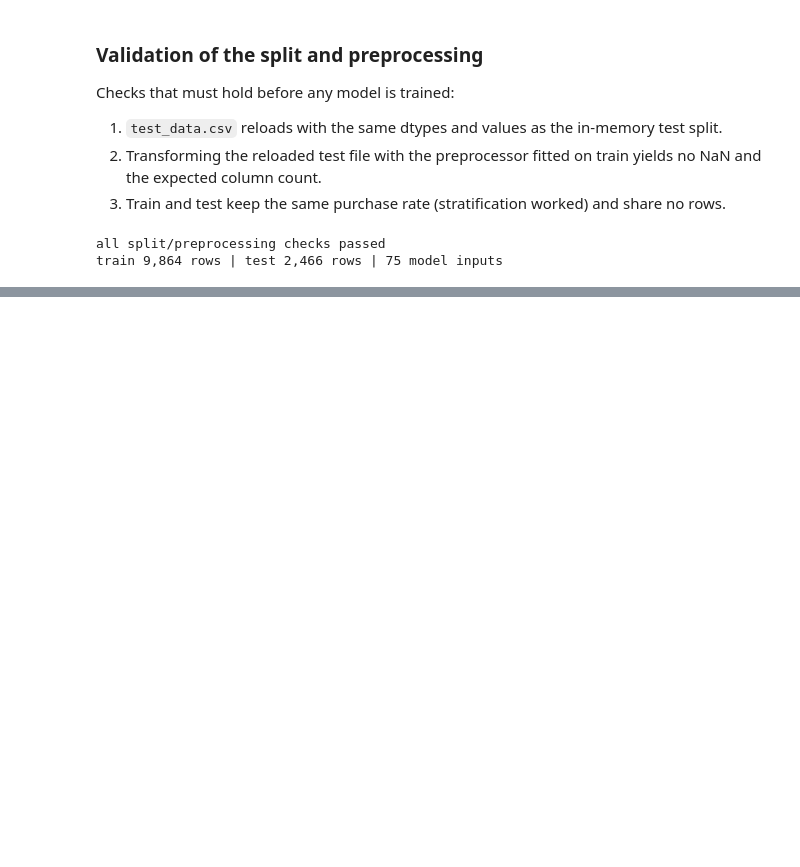
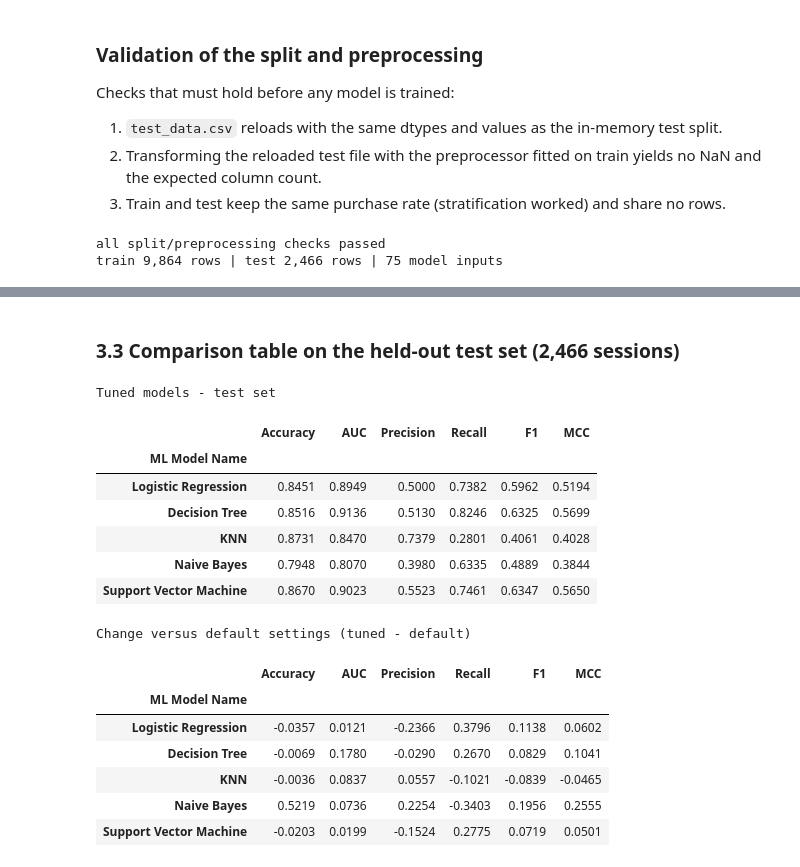
Before and after one commit to Manisha2026aj05119/shopper-purchase-intent-ml, a Jupyter notebook: train_model.ipynb, the cells around one changed output, grey strips where cells are left out. Cells and saved outputs as stored; diff of their text form; code cells hidden in the pictures; blank space fills up the shorter version.

```diff
--- a/train_model.ipynb
+++ b/train_model.ipynb
@@ -371,0 +475,28 @@ train 9,864 rows | test 2,466 rows | 75 model inputs
+# %%
+fitted, metric_rows, tuning_rows = {}, {}, {}
+for name, (stem, clf, grid) in MODEL_SPECS.items():
+    t0 = time.perf_counter()
+    search = GridSearchCV(make_pipeline(clone(clf)), grid, scoring="roc_auc", cv=CV,
+                          n_jobs=-1, refit=True)
+    search.fit(X_train, y_train)
+    elapsed = time.perf_counter() - t0
+    fitted[name] = search.best_estimator_
+    metric_rows[name] = evaluate(search.best_estimator_, X_test, y_test)
+    tuning_rows[name] = {
+        "best_params": {k.replace("clf__", ""): v for k, v in search.best_params_.items()},
+        "cv_auc_mean": search.best_score_,
+        "cv_auc_std": search.cv_results_["std_test_score"][search.best_index_],
+        "grid_size": len(search.cv_results_["params"]),
+        "search_s": elapsed,
+    }
+    print(f"{name:23s} best CV AUC = {search.best_score_:.4f}  "
+          f"({len(search.cv_results_['params'])} combos, {elapsed:5.1f} s)  "
+          f"params = {tuning_rows[name]['best_params']}")
+
+metrics = pd.DataFrame(metric_rows).T[METRIC_COLS]
+metrics.index.name = "ML Model Name"
+metrics.to_csv(RESULTS_DIR / "metrics.csv", float_format="%.6f")
+
+tuning = pd.DataFrame(tuning_rows).T
+tuning.index.name = "ML Model Name"
+tuning.to_csv(RESULTS_DIR / "tuning_summary.csv")
@@ -371,0 +509,26 @@ train 9,864 rows | test 2,466 rows | 75 model inputs
+# %% [markdown]
+### 3.3 Comparison table on the held-out test set (2,466 sessions)
+# %%
+from IPython.display import display
+
+print("Tuned models - test set")
+display(metrics.round(4))
+print("\nChange versus default settings (tuned - default)")
+display((metrics - baseline[METRIC_COLS]).round(4))
+# %% [output]
+Tuned models - test set
+|  | Accuracy | AUC | Precision | Recall | F1 | MCC |
+| ML Model Name |  |  |  |  |  |  |
+| Logistic Regression | 0.8451 | 0.8949 | 0.5000 | 0.7382 | 0.5962 | 0.5194 |
+| Decision Tree | 0.8516 | 0.9136 | 0.5130 | 0.8246 | 0.6325 | 0.5699 |
+| KNN | 0.8731 | 0.8470 | 0.7379 | 0.2801 | 0.4061 | 0.4028 |
+| Naive Bayes | 0.7948 | 0.8070 | 0.3980 | 0.6335 | 0.4889 | 0.3844 |
+| Support Vector Machine | 0.8670 | 0.9023 | 0.5523 | 0.7461 | 0.6347 | 0.5650 |
+Change versus default settings (tuned - default)
+|  | Accuracy | AUC | Precision | Recall | F1 | MCC |
+| ML Model Name |  |  |  |  |  |  |
+| Logistic Regression | -0.0357 | 0.0121 | -0.2366 | 0.3796 | 0.1138 | 0.0602 |
+| Decision Tree | -0.0069 | 0.1780 | -0.0290 | 0.2670 | 0.0829 | 0.1041 |
+| KNN | -0.0036 | 0.0837 | 0.0557 | -0.1021 | -0.0839 | -0.0465 |
+| Naive Bayes | 0.5219 | 0.0736 | 0.2254 | -0.3403 | 0.1956 | 0.2555 |
+| Support Vector Machine | -0.0203 | 0.0199 | -0.1524 | 0.2775 | 0.0719 | 0.0501 |
```
Also changed, not shown: parts of 25 cells of this notebook, 15 other files.
